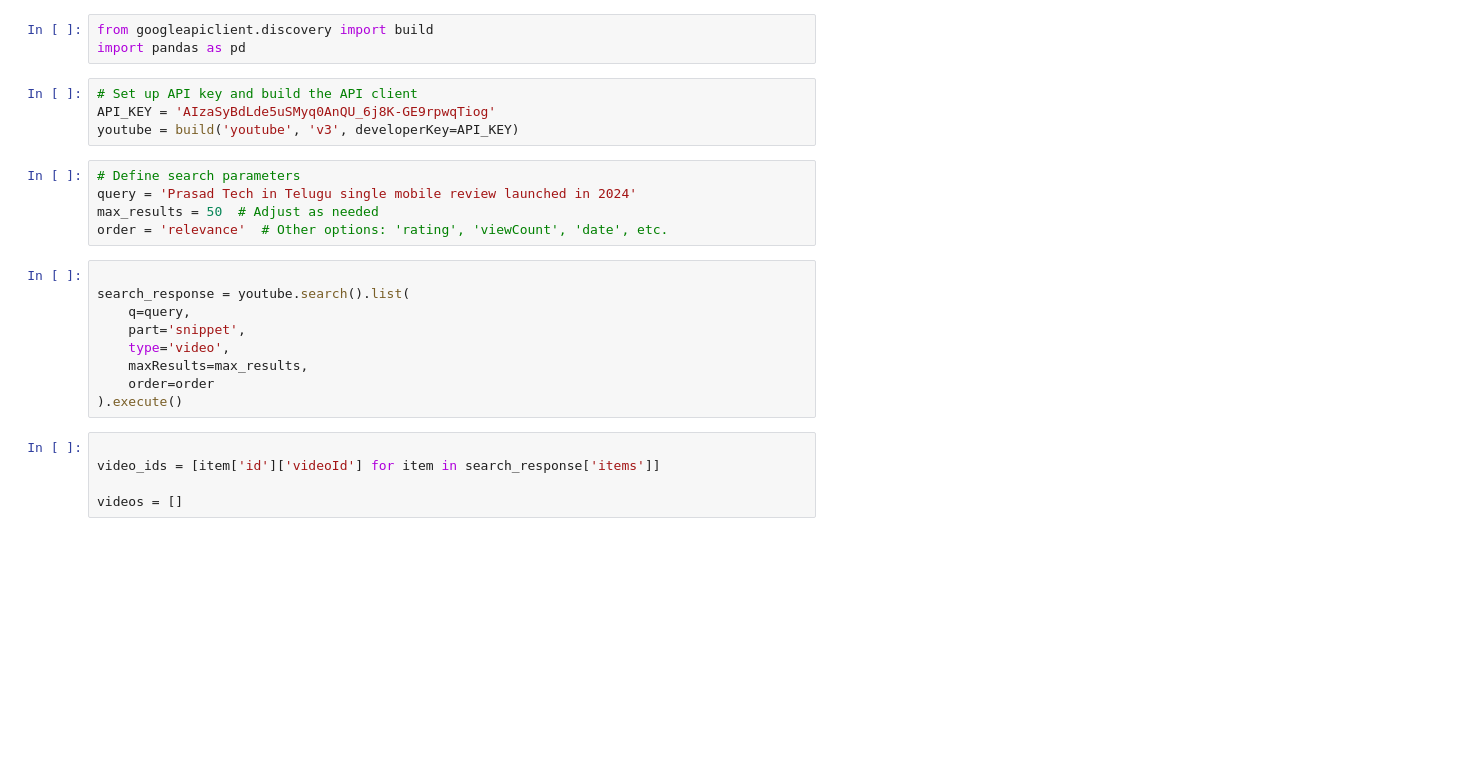
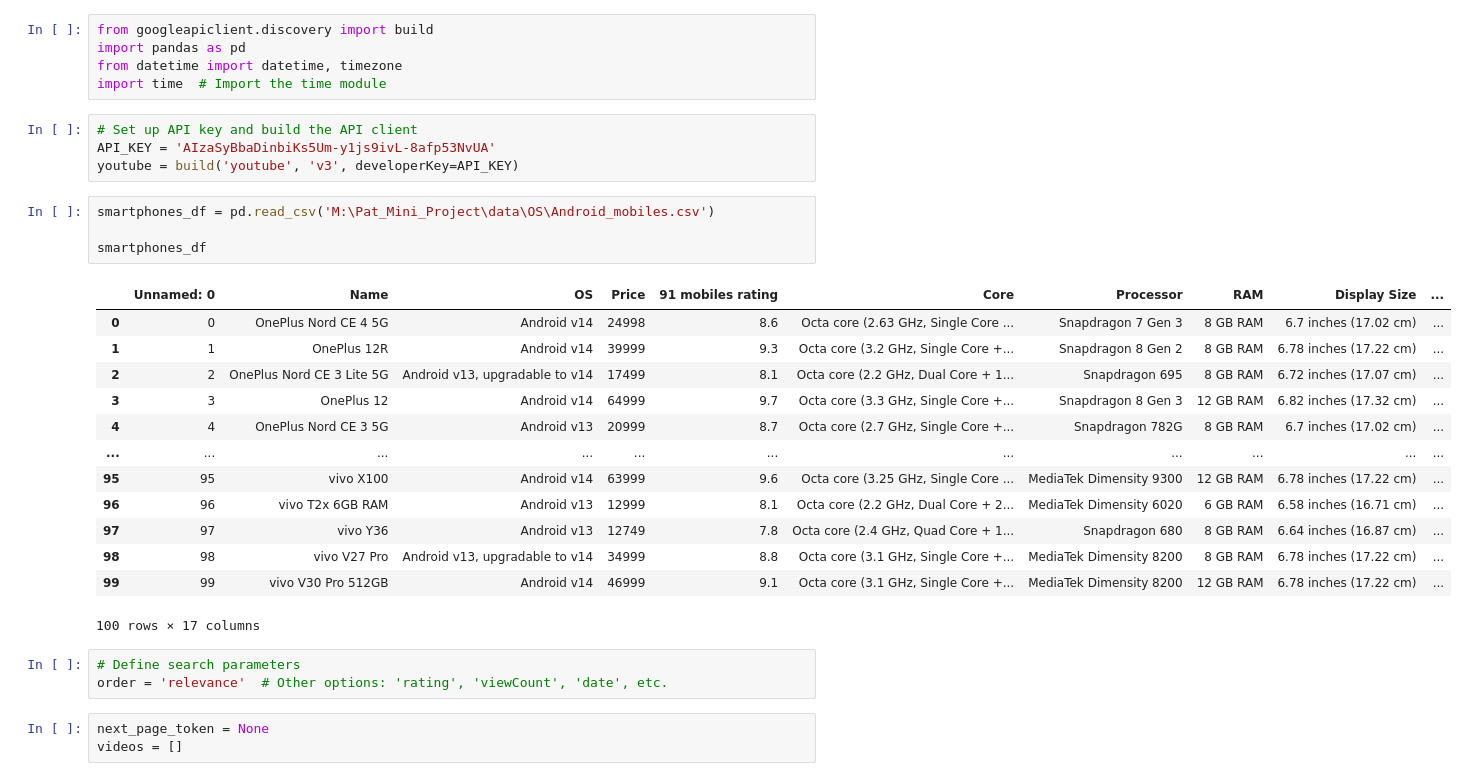
Before and after one commit to admirer77/Smartphone_Recommendation_System, a Jupyter notebook: notebooks/Youtube_DF.ipynb, the cells around one changed output. Drawn from its saved outputs; the diff is of its cells as text; blank space fills up the shorter version.

```diff
--- a/notebooks/Youtube_DF.ipynb
+++ b/notebooks/Youtube_DF.ipynb
@@ -1,27 +1,34 @@
 # %%
 from googleapiclient.discovery import build
 import pandas as pd
+from datetime import datetime, timezone
+import time  # Import the time module
 # %%
 # Set up API key and build the API client
-API_KEY = 'AIzaSyBdLde5uSMyq0AnQU_6j8K-GE9rpwqTiog'
+API_KEY = 'AIzaSyBbaDinbiKs5Um-y1js9ivL-8afp53NvUA'
 youtube = build('youtube', 'v3', developerKey=API_KEY)
+# %%
+smartphones_df = pd.read_csv('M:\Pat_Mini_Project\data\OS\Android_mobiles.csv')
+
+smartphones_df
+# %% [output]
+|  | Unnamed: 0 | Name | OS | Price | 91 mobiles rating | Core | Processor | RAM | Display Size | ... |
+| 0 | 0 | OnePlus Nord CE 4 5G | Android v14 | 24998 | 8.6 | Octa core (2.63 GHz, Single Core ... | Snapdragon 7 Gen 3 | 8 GB RAM | 6.7 inches (17.02 cm) | ... |
+| 1 | 1 | OnePlus 12R | Android v14 | 39999 | 9.3 | Octa core (3.2 GHz, Single Core +... | Snapdragon 8 Gen 2 | 8 GB RAM | 6.78 inches (17.22 cm) | ... |
+| 2 | 2 | OnePlus Nord CE 3 Lite 5G | Android v13, upgradable to v14 | 17499 | 8.1 | Octa core (2.2 GHz, Dual Core + 1... | Snapdragon 695 | 8 GB RAM | 6.72 inches (17.07 cm) | ... |
+| 3 | 3 | OnePlus 12 | Android v14 | 64999 | 9.7 | Octa core (3.3 GHz, Single Core +... | Snapdragon 8 Gen 3 | 12 GB RAM | 6.82 inches (17.32 cm) | ... |
+| 4 | 4 | OnePlus Nord CE 3 5G | Android v13 | 20999 | 8.7 | Octa core (2.7 GHz, Single Core +... | Snapdragon 782G | 8 GB RAM | 6.7 inches (17.02 cm) | ... |
+| ... | ... | ... | ... | ... | ... | ... | ... | ... | ... | ... |
+| 95 | 95 | vivo X100 | Android v14 | 63999 | 9.6 | Octa core (3.25 GHz, Single Core ... | MediaTek Dimensity 9300 | 12 GB RAM | 6.78 inches (17.22 cm) | ... |
+| 96 | 96 | vivo T2x 6GB RAM | Android v13 | 12999 | 8.1 | Octa core (2.2 GHz, Dual Core + 2... | MediaTek Dimensity 6020 | 6 GB RAM | 6.58 inches (16.71 cm) | ... |
+| 97 | 97 | vivo Y36 | Android v13 | 12749 | 7.8 | Octa core (2.4 GHz, Quad Core + 1... | Snapdragon 680 | 8 GB RAM | 6.64 inches (16.87 cm) | ... |
+| 98 | 98 | vivo V27 Pro | Android v13, upgradable to v14 | 34999 | 8.8 | Octa core (3.1 GHz, Single Core +... | MediaTek Dimensity 8200 | 8 GB RAM | 6.78 inches (17.22 cm) | ... |
+| 99 | 99 | vivo V30 Pro 512GB | Android v14 | 46999 | 9.1 | Octa core (3.1 GHz, Single Core +... | MediaTek Dimensity 8200 | 12 GB RAM | 6.78 inches (17.22 cm) | ... |
+100 rows × 17 columns
 # %%
 # Define search parameters
-query = 'Prasad Tech in Telugu single mobile review launched in 2024'
-max_results = 50  # Adjust as needed
 order = 'relevance'  # Other options: 'rating', 'viewCount', 'date', etc.
-# %%
-
-search_response = youtube.search().list(
-    q=query,
-    part='snippet',
-    type='video',
-    maxResults=max_results,
-    order=order
-).execute()
-# %%
-
-video_ids = [item['id']['videoId'] for item in search_response['items']]
-
-videos = []
+# %%
+next_page_token = None
+videos = []
 # %%
```
Also changed, not shown: parts of 10 cells of this notebook, 2 other files.
